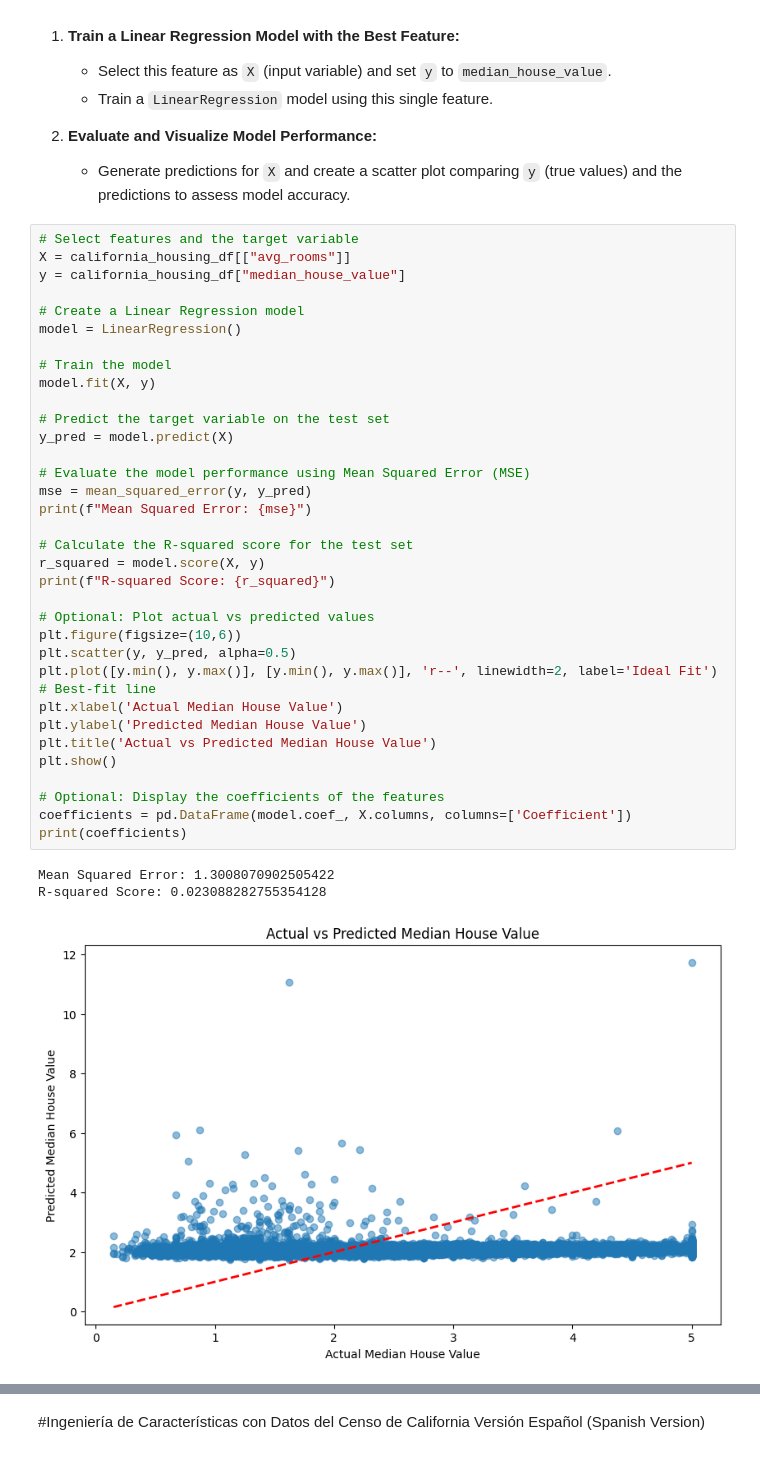
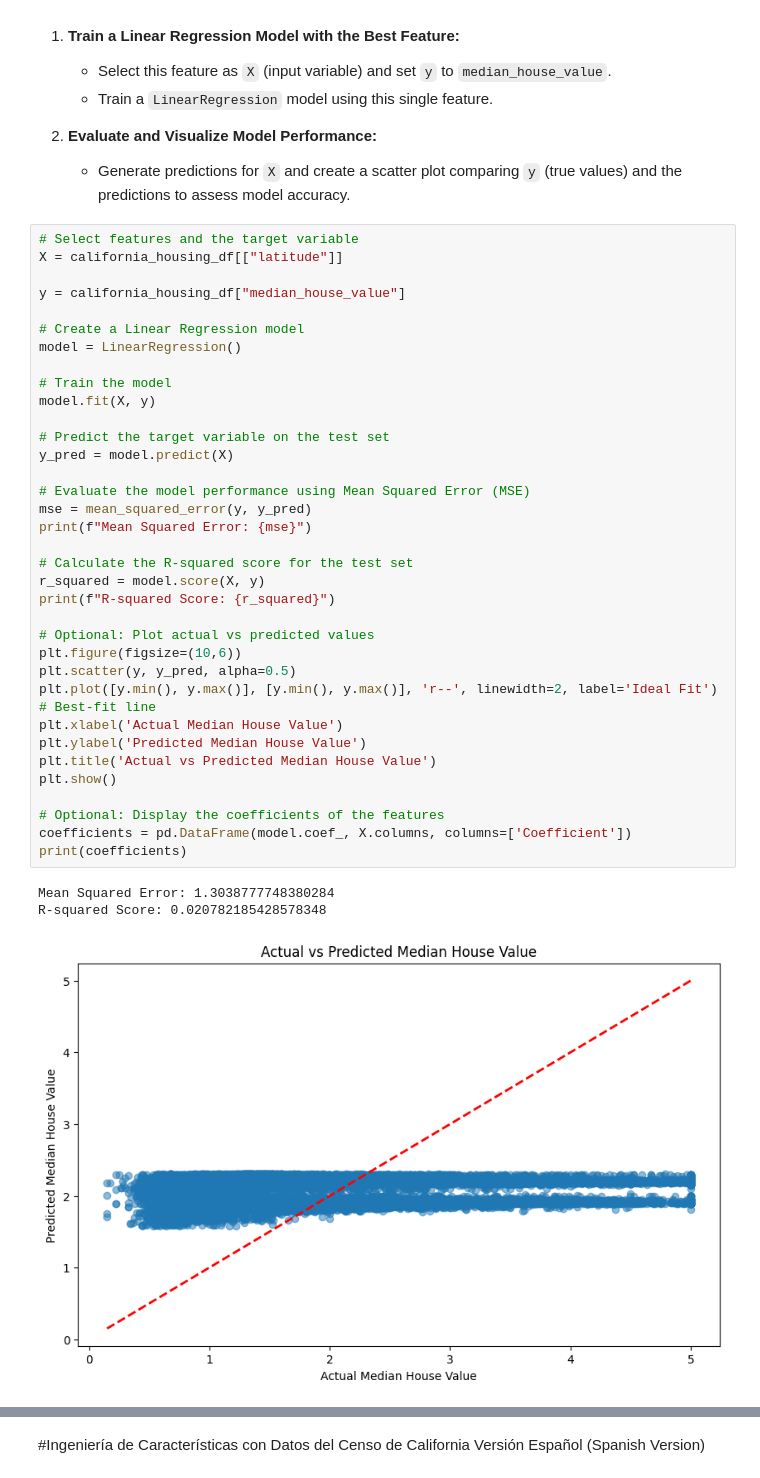
Before and after one commit to bmontoyag/UTEC_MISTI_2026, a Jupyter notebook: Housing_DataExploration_STUDENT_2026.ipynb, the cells around one changed output, grey strips where cells are left out. Cells and saved outputs as stored; diff of their text form.

```diff
--- a/Housing_DataExploration_STUDENT_2026.ipynb
+++ b/Housing_DataExploration_STUDENT_2026.ipynb
@@ -214,39 +214,40 @@ ax = sns.heatmap(corr_matrix, annot=True, fmt=".2f", linewidth=.3, square=True)
    - Generate predictions for `X` and create a scatter plot comparing `y` (true values) and the predictions to assess model accuracy.
 # %%
 # Select features and the target variable
-X = california_housing_df[["avg_rooms"]]
+X = california_housing_df[["latitude"]]
+
 y = california_housing_df["median_house_value"]
 
 # Create a Linear Regression model
 model = LinearRegression()
 
 # Train the model
 model.fit(X, y)
 
 # Predict the target variable on the test set
 y_pred = model.predict(X)
 
 # Evaluate the model performance using Mean Squared Error (MSE)
 mse = mean_squared_error(y, y_pred)
 print(f"Mean Squared Error: {mse}")
 
 # Calculate the R-squared score for the test set
 r_squared = model.score(X, y)
 print(f"R-squared Score: {r_squared}")
 
 # Optional: Plot actual vs predicted values
 plt.figure(figsize=(10,6))
 plt.scatter(y, y_pred, alpha=0.5)
 plt.plot([y.min(), y.max()], [y.min(), y.max()], 'r--', linewidth=2, label='Ideal Fit')  # Best-fit line
 plt.xlabel('Actual Median House Value')
 plt.ylabel('Predicted Median House Value')
 plt.title('Actual vs Predicted Median House Value')
 plt.show()
 
 # Optional: Display the coefficients of the features
 coefficients = pd.DataFrame(model.coef_, X.columns, columns=['Coefficient'])
 print(coefficients)
 # %% [output]
-Mean Squared Error: 1.3008070902505422
-R-squared Score: 0.023088282755354128
+Mean Squared Error: 1.3038777748380284
+R-squared Score: 0.020782185428578348
-[figure, old version]
+[figure, new version]
```
Also changed, not shown: parts of 1 cell of this notebook.
